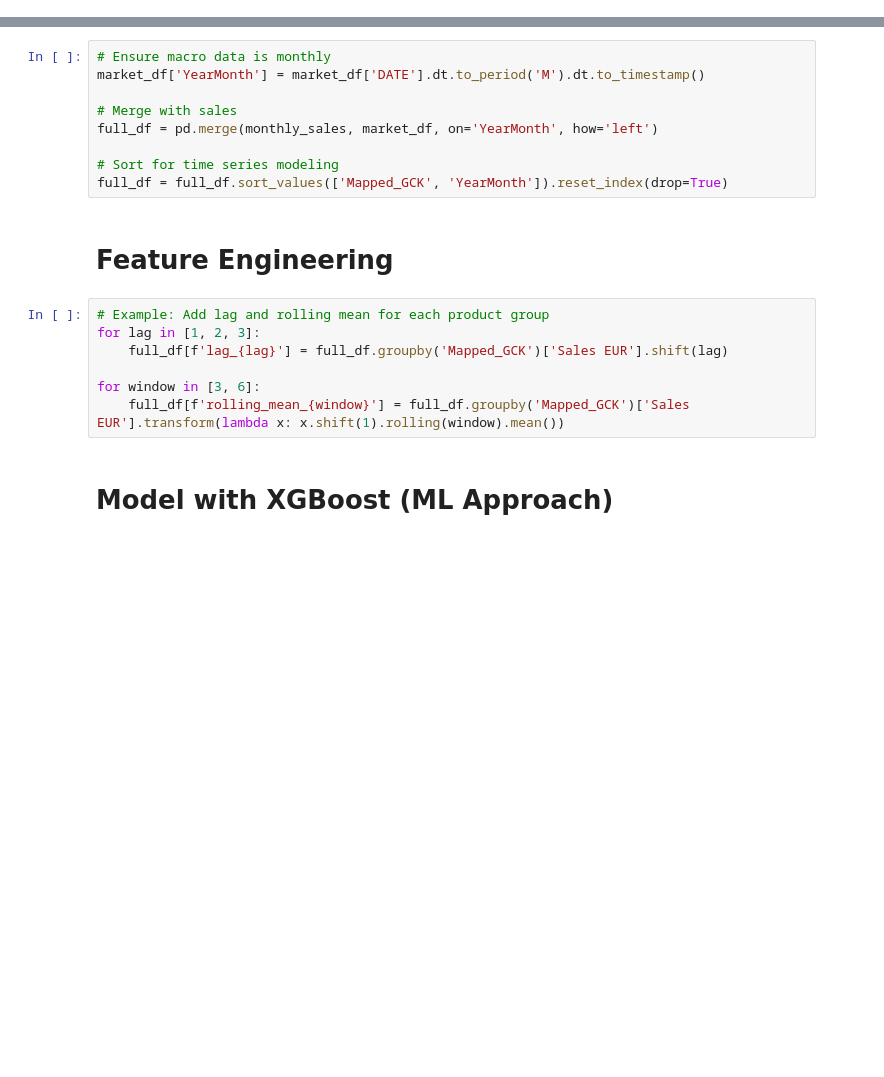
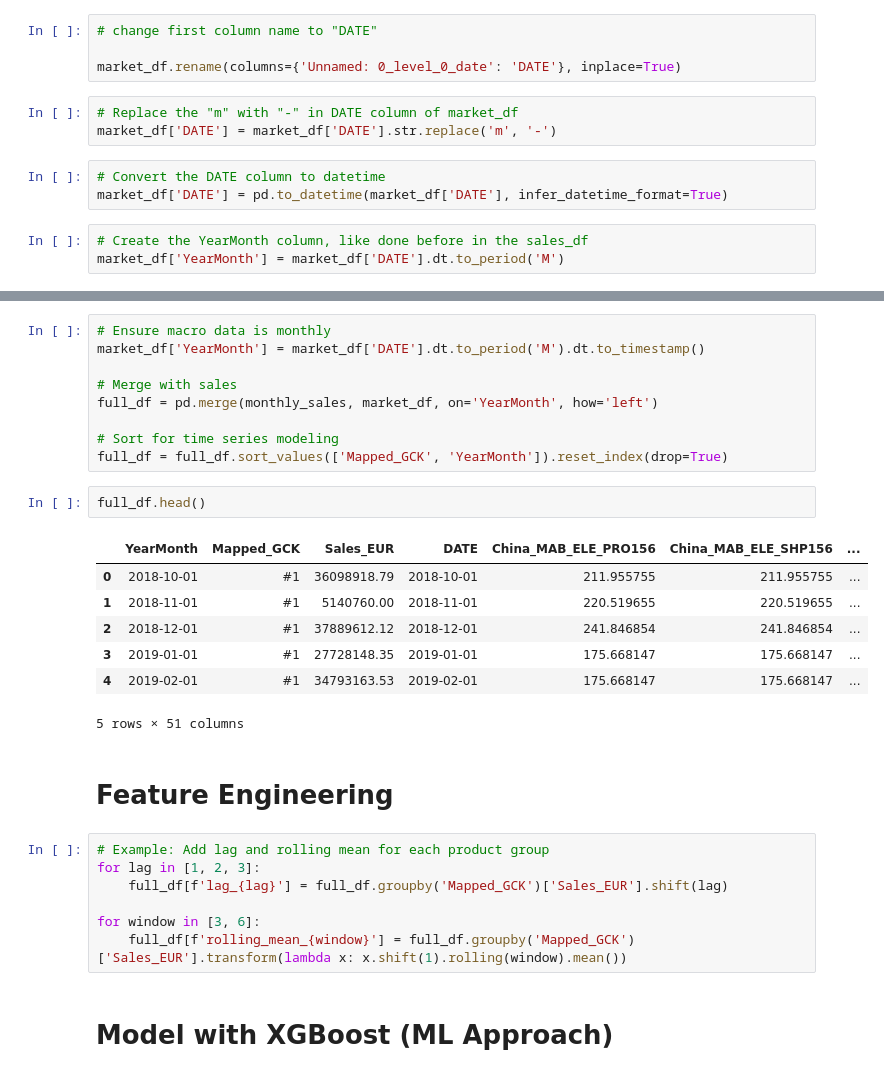
Before and after one commit to RubenCMarques/Case-2--Siemens-Sales-Forecast, a Jupyter notebook: Notebooks/diogo_test.ipynb, the cells around one changed output, grey strips where cells are left out. Saved outputs shown, nothing was run; the diff lists cells and outputs as text; blank space fills up the shorter version.

```diff
--- a/Notebooks/diogo_test.ipynb
+++ b/Notebooks/diogo_test.ipynb
@@ -109,3 +118,16 @@ market_df
+# %%
+# change first column name to "DATE"
+
+market_df.rename(columns={'Unnamed: 0_level_0_date': 'DATE'}, inplace=True)
+# %%
+# Replace the "m" with "-" in DATE column of market_df
+market_df['DATE'] = market_df['DATE'].str.replace('m', '-')
+# %%
+# Convert the DATE column to datetime
+market_df['DATE'] = pd.to_datetime(market_df['DATE'], infer_datetime_format=True)
+# %%
+# Create the YearMonth column, like done before in the sales_df
+market_df['YearMonth'] = market_df['DATE'].dt.to_period('M')
 # %% [markdown]
 # Merge market data
 # %%
@@ -117,15 +139,25 @@ full_df = pd.merge(monthly_sales, market_df, on='YearMonth', how='left')
 
 # Sort for time series modeling
 full_df = full_df.sort_values(['Mapped_GCK', 'YearMonth']).reset_index(drop=True)
+# %%
+full_df.head()
+# %% [output]
+|  | YearMonth | Mapped_GCK | Sales_EUR | DATE | China_MAB_ELE_PRO156 | China_MAB_ELE_SHP156 | ... |
+| 0 | 2018-10-01 | #1 | 36098918.79 | 2018-10-01 | 211.955755 | 211.955755 | ... |
+| 1 | 2018-11-01 | #1 | 5140760.00 | 2018-11-01 | 220.519655 | 220.519655 | ... |
+| 2 | 2018-12-01 | #1 | 37889612.12 | 2018-12-01 | 241.846854 | 241.846854 | ... |
+| 3 | 2019-01-01 | #1 | 27728148.35 | 2019-01-01 | 175.668147 | 175.668147 | ... |
+| 4 | 2019-02-01 | #1 | 34793163.53 | 2019-02-01 | 175.668147 | 175.668147 | ... |
+5 rows × 51 columns
 # %% [markdown]
 # Feature Engineering
 # %%
 # Example: Add lag and rolling mean for each product group
 for lag in [1, 2, 3]:
-    full_df[f'lag_{lag}'] = full_df.groupby('Mapped_GCK')['Sales EUR'].shift(lag)
+    full_df[f'lag_{lag}'] = full_df.groupby('Mapped_GCK')['Sales_EUR'].shift(lag)
 
 for window in [3, 6]:
-    full_df[f'rolling_mean_{window}'] = full_df.groupby('Mapped_GCK')['Sales EUR'].transform(lambda x: x.shift(1).rolling(window).mean())
+    full_df[f'rolling_mean_{window}'] = full_df.groupby('Mapped_GCK')['Sales_EUR'].transform(lambda x: x.shift(1).rolling(window).mean())
 # %% [markdown]
 # Model with XGBoost (ML Approach)
 # %%
```
Also changed, not shown: parts of 6 cells of this notebook.
